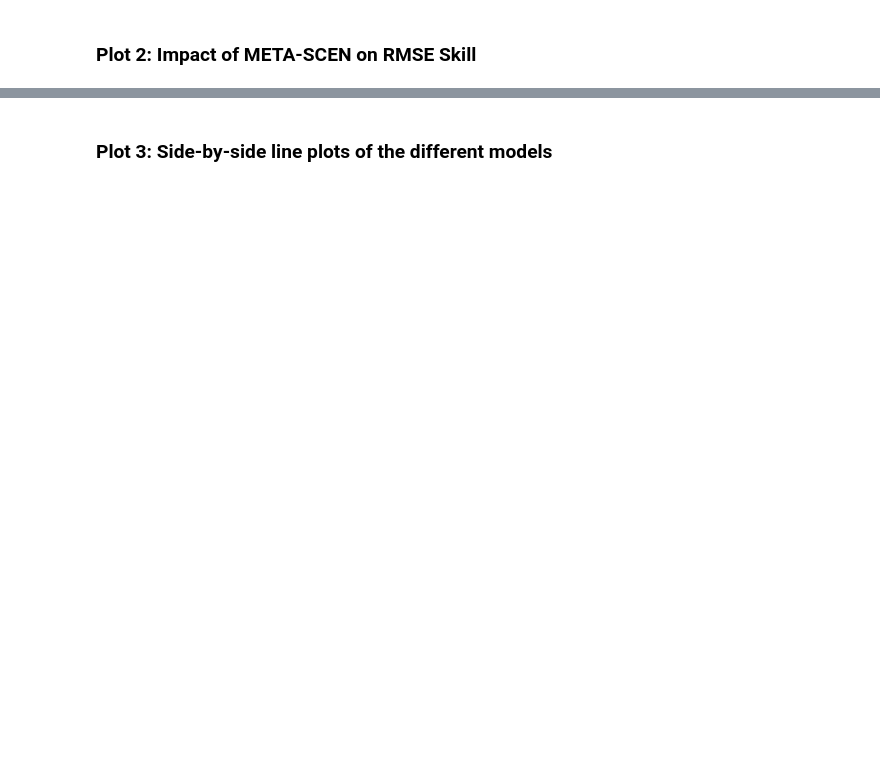
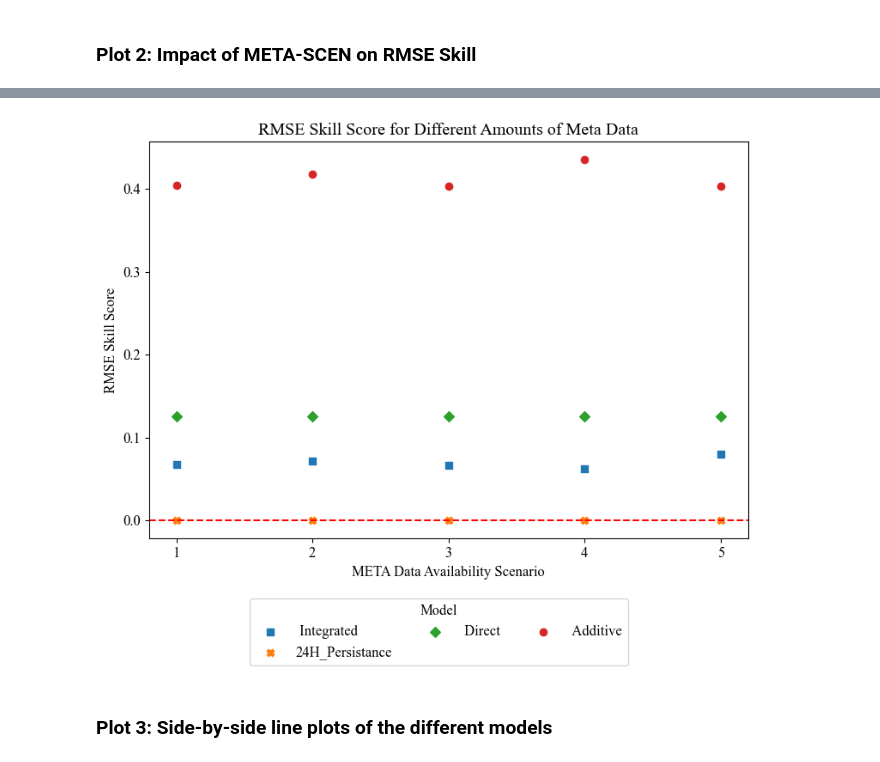
Before and after one commit to nikohou/net-load-forecasting, a Jupyter notebook: notebooks/results_synthesis.ipynb, the cells around one changed output, grey strips where cells are left out. Drawn from its saved outputs; the diff is of its cells as text; code cells hidden in the pictures; blank space fills up the shorter version.

```diff
--- a/notebooks/results_synthesis.ipynb
+++ b/notebooks/results_synthesis.ipynb
@@ -99,3 +126,10 @@ for format in ['png', 'pdf']:
     fig.savefig(os.path.join(os.getcwd(),'imgs','figures',f'train_ratio_{metric_of_interest}.{format}'), bbox_inches='tight')
 # %% [markdown]
 ### Plot 2: Impact of META-SCEN on RMSE Skill
+# %%
+df_metrics = pd.DataFrame()
+
+for file in os.listdir(os.path.join(os.getcwd(),'data','model_results', 'meta')):
+    if file.endswith(".csv"):
+        df = pd.read_csv(os.path.join(os.getcwd(),'data','model_results', 'meta',file))
+        df_metrics = pd.concat([df_metrics,df], axis=0)
@@ -102,2 +156,69 @@ for format in ['png', 'pdf']:
+# %%
+# Sort the DataFrame by model and season
+
+metric_of_interest = 'rmse_skill'
+
+metrics_dict = {'mae': 'Mean Absolute Error (MAE)',
+                'mse': 'Mean Squared Error (MSE)',
+                'rmse': 'Root Mean Squared Error (RMSE)',
+                'rmse_skill': 'RMSE Skill Score',
+                'mape': 'Mean Absolute Percentage Error (MAPE)',
+                'imbalance_costs': 'Imbalance Costs [€]',
+                }
+
+
+df = df_metrics[['model_setup', metric_of_interest, 'META_SCEN']].sort_values(by=['model_setup', 'META_SCEN'])
+
+model2shape = {
+    'prediction_additive': 'o',
+    'prediction_integrated': 's',
+    'prediction_direct': 'D',
+    '24h_persistance': 'X'
+}
+shape2model = {v: k for k, v in model2shape.items()}
+
+# Map the colors and shapes to the DataFrame
+df['shape'] = df['model_setup'].map(model2shape)
+
+# Create the scatter plot
+fig, ax = plt.subplots()
+
+legend_labels = []
+for shape in set(df['shape']):
+    x = df.loc[(df['shape'] == shape) , 'META_SCEN']
+    y = df.loc[(df['shape'] == shape) , metric_of_interest]
+
+    model_name = shape2model[shape].title()
+    if model_name != '24h_persistence':
+        model_name = model_name.replace('Prediction_', ' ')
+    label = f'{model_name}'
+    ax.scatter(x, y, marker=shape, label=label)
+    if shape not in legend_labels:
+        legend_labels.append(label)
+
+if metric_of_interest == 'rmse_skill':
+    ax.axhline(y=0, color='red', linestyle='--')
+
+
+# Set the x ticks and labels
+ax.set_xticks([1,2,3,4,5])
+ax.set_xlabel('META Data Availability Scenario')
+
+# Set the y label
+ax.set_ylabel(f'{metrics_dict[metric_of_interest]}')
+
+# Set the title
+ax.set_title(f'{metrics_dict[metric_of_interest]} for Different Amounts of Meta Data')
+
+# Set the legend
+legend = fig.legend(handles=ax.collections, labels=legend_labels, title='Model',loc='lower center', bbox_to_anchor=(0.5, -0.15), ncol=3)
+
+# Adjust the figure size
+fig.set_size_inches(9, 6)
+
+# Show the plot
+plt.show()
+# %% [output]
+[figure, added]
 # %% [markdown]
 ### Plot 3: Side-by-side line plots of the different models
```
Also changed, not shown: parts of 5 cells of this notebook, 4 other files.
